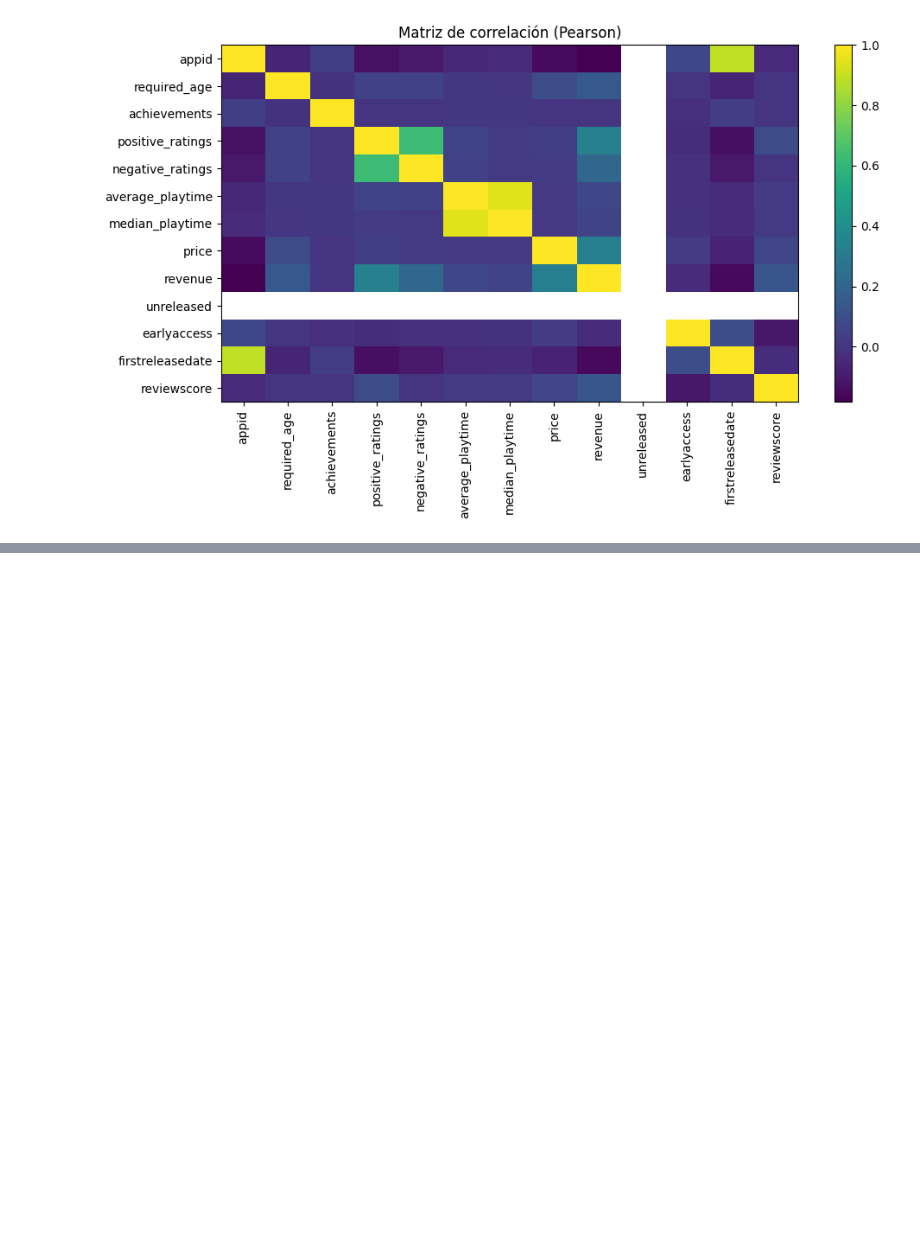
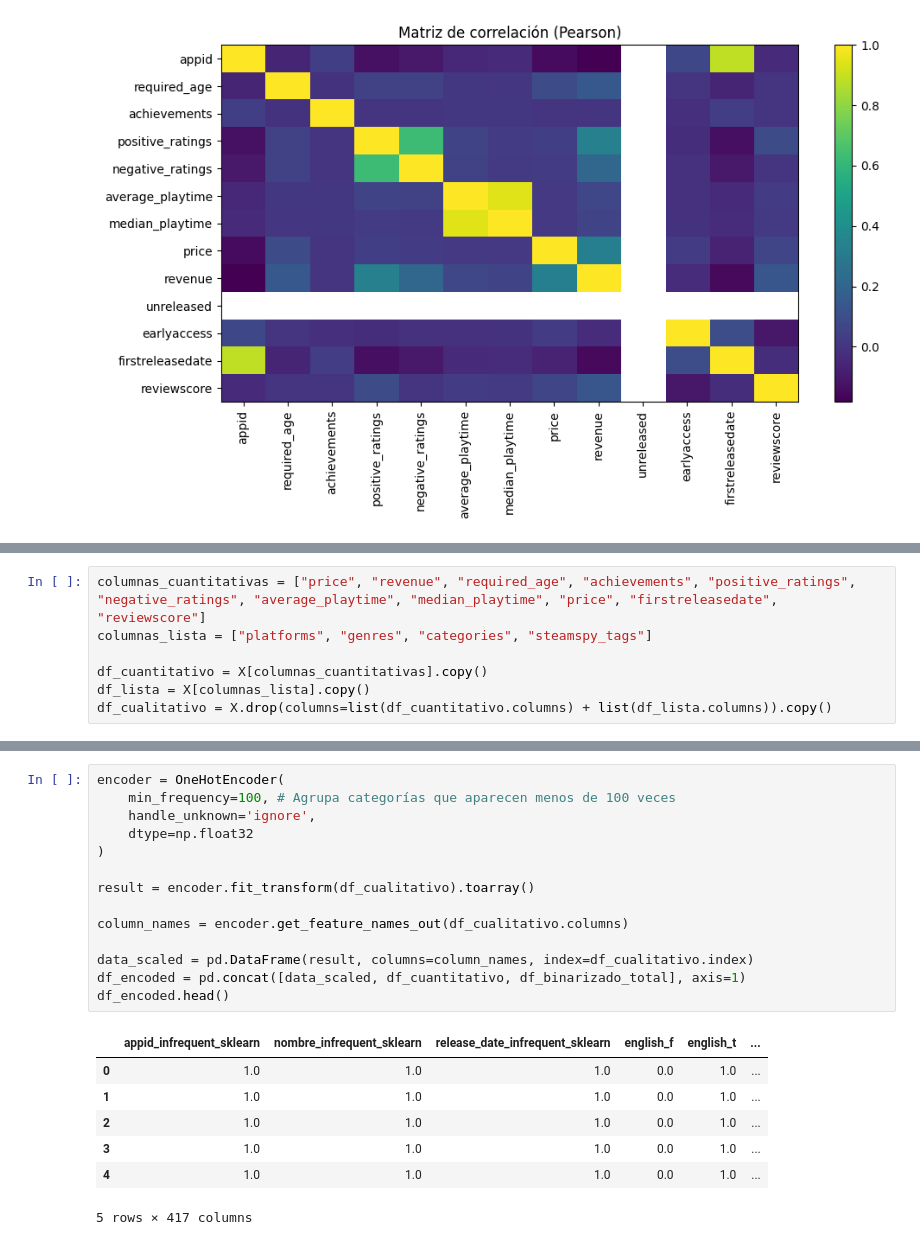
Before and after one commit to Checho-ramirijaz2014/proyecto_min, a Jupyter notebook: data_handler.ipynb, the cells around one changed output, grey strips where cells are left out. Cells and saved outputs as stored; diff of their text form; blank space fills up the shorter version.

```diff
--- a/data_handler.ipynb
+++ b/data_handler.ipynb
@@ -122,0 +99,7 @@ print(df_generos)
+# %%
+columnas_cuantitativas = ["price", "revenue", "required_age", "achievements", "positive_ratings", "negative_ratings", "average_playtime", "median_playtime", "price", "firstreleasedate", "reviewscore"]
+columnas_lista = ["platforms", "genres", "categories", "steamspy_tags"]
+
+df_cuantitativo = X[columnas_cuantitativas].copy()
+df_lista = X[columnas_lista].copy()
+df_cualitativo = X.drop(columns=list(df_cuantitativo.columns) + list(df_lista.columns)).copy()
@@ -123,3 +143,25 @@ print(df_generos)
+# %%
+encoder = OneHotEncoder(
+    min_frequency=100, # Agrupa categorías que aparecen menos de 100 veces
+    handle_unknown='ignore',
+    dtype=np.float32
+)
+
+result = encoder.fit_transform(df_cualitativo).toarray()
+
+column_names = encoder.get_feature_names_out(df_cualitativo.columns)
+
+data_scaled = pd.DataFrame(result, columns=column_names, index=df_cualitativo.index)
+df_encoded = pd.concat([data_scaled, df_cuantitativo, df_binarizado_total], axis=1)
+df_encoded.head()
+# %% [output]
+|  | appid_infrequent_sklearn | nombre_infrequent_sklearn | release_date_infrequent_sklearn | english_f | english_t | ... |
+| 0 | 1.0 | 1.0 | 1.0 | 0.0 | 1.0 | ... |
+| 1 | 1.0 | 1.0 | 1.0 | 0.0 | 1.0 | ... |
+| 2 | 1.0 | 1.0 | 1.0 | 0.0 | 1.0 | ... |
+| 3 | 1.0 | 1.0 | 1.0 | 0.0 | 1.0 | ... |
+| 4 | 1.0 | 1.0 | 1.0 | 0.0 | 1.0 | ... |
+5 rows × 417 columns
 # %%
 scaler = MinMaxScaler()
 #Falta OneHotEncoder y lo que hice arriba con el multilabel (mañana lo termino antes de la reu)
```
Also changed, not shown: parts of 9 cells of this notebook, 1 other file.
